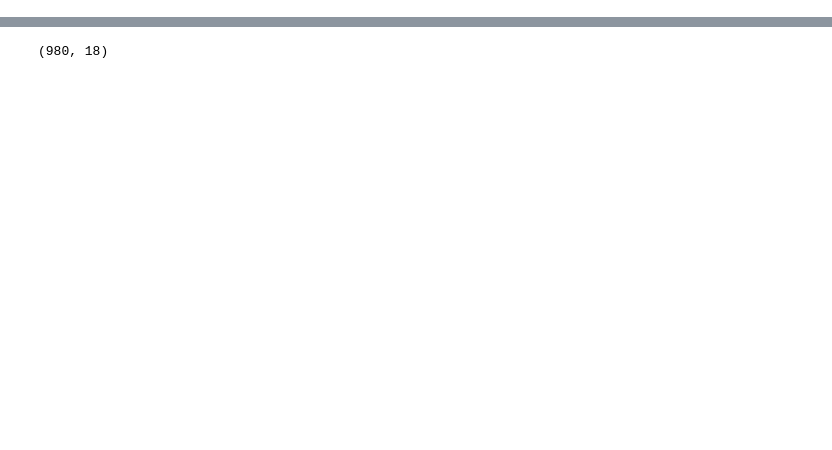
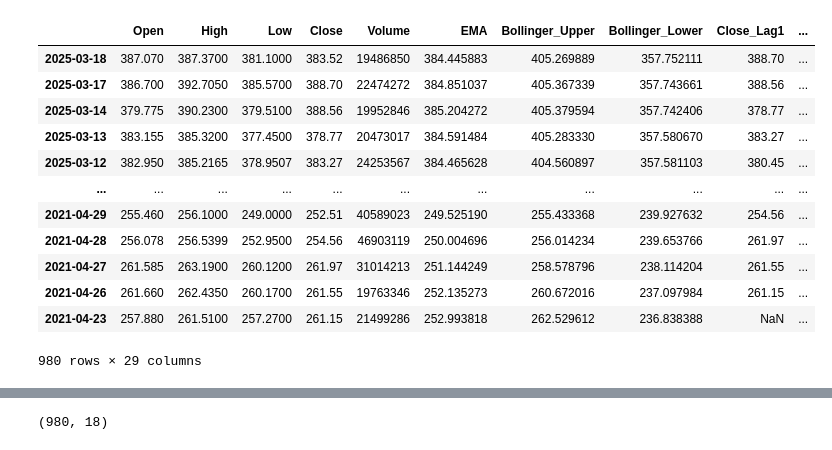
Before and after one commit to WizadCarton11/BloomTrading, a Jupyter notebook: ML/model_testing.ipynb, the cells around one changed output, grey strips where cells are left out. Drawn from its saved outputs; the diff is of its cells as text; code cells hidden in the pictures; blank space fills up the shorter version.

```diff
--- a/ML/model_testing.ipynb
+++ b/ML/model_testing.ipynb
@@ -3,4 +3,5 @@ import pandas as pd
 from stock_data_analyser import *
 # %%
 sda= StockDataAnalyser(stock_symbol='MSFT')
-sda.fetch_from_db_and_analyze()
+sda.fetch_and_store_stock_data(mode='sql')
+# %% [output]
@@ -7,3 +12,16 @@ sda.fetch_from_db_and_analyze()
+|  | Open | High | Low | Close | Volume | EMA | Bollinger_Upper | Bollinger_Lower | Close_Lag1 | ... |
+| 2025-03-18 | 387.070 | 387.3700 | 381.1000 | 383.52 | 19486850 | 384.445883 | 405.269889 | 357.752111 | 388.70 | ... |
+| 2025-03-17 | 386.700 | 392.7050 | 385.5700 | 388.70 | 22474272 | 384.851037 | 405.367339 | 357.743661 | 388.56 | ... |
+| 2025-03-14 | 379.775 | 390.2300 | 379.5100 | 388.56 | 19952846 | 385.204272 | 405.379594 | 357.742406 | 378.77 | ... |
+| 2025-03-13 | 383.155 | 385.3200 | 377.4500 | 378.77 | 20473017 | 384.591484 | 405.283330 | 357.580670 | 383.27 | ... |
+| 2025-03-12 | 382.950 | 385.2165 | 378.9507 | 383.27 | 24253567 | 384.465628 | 404.560897 | 357.581103 | 380.45 | ... |
+| ... | ... | ... | ... | ... | ... | ... | ... | ... | ... | ... |
+| 2021-04-29 | 255.460 | 256.1000 | 249.0000 | 252.51 | 40589023 | 249.525190 | 255.433368 | 239.927632 | 254.56 | ... |
+| 2021-04-28 | 256.078 | 256.5399 | 252.9500 | 254.56 | 46903119 | 250.004696 | 256.014234 | 239.653766 | 261.97 | ... |
+| 2021-04-27 | 261.585 | 263.1900 | 260.1200 | 261.97 | 31014213 | 251.144249 | 258.578796 | 238.114204 | 261.55 | ... |
+| 2021-04-26 | 261.660 | 262.4350 | 260.1700 | 261.55 | 19763346 | 252.135273 | 260.672016 | 237.097984 | 261.15 | ... |
+| 2021-04-23 | 257.880 | 261.5100 | 257.2700 | 261.15 | 21499286 | 252.993818 | 262.529612 | 236.838388 | NaN | ... |
+980 rows × 29 columns
 # %%
 df=sda.stock_data
 # %%
```
Also changed, not shown: parts of 27 cells of this notebook, 7 other files.
